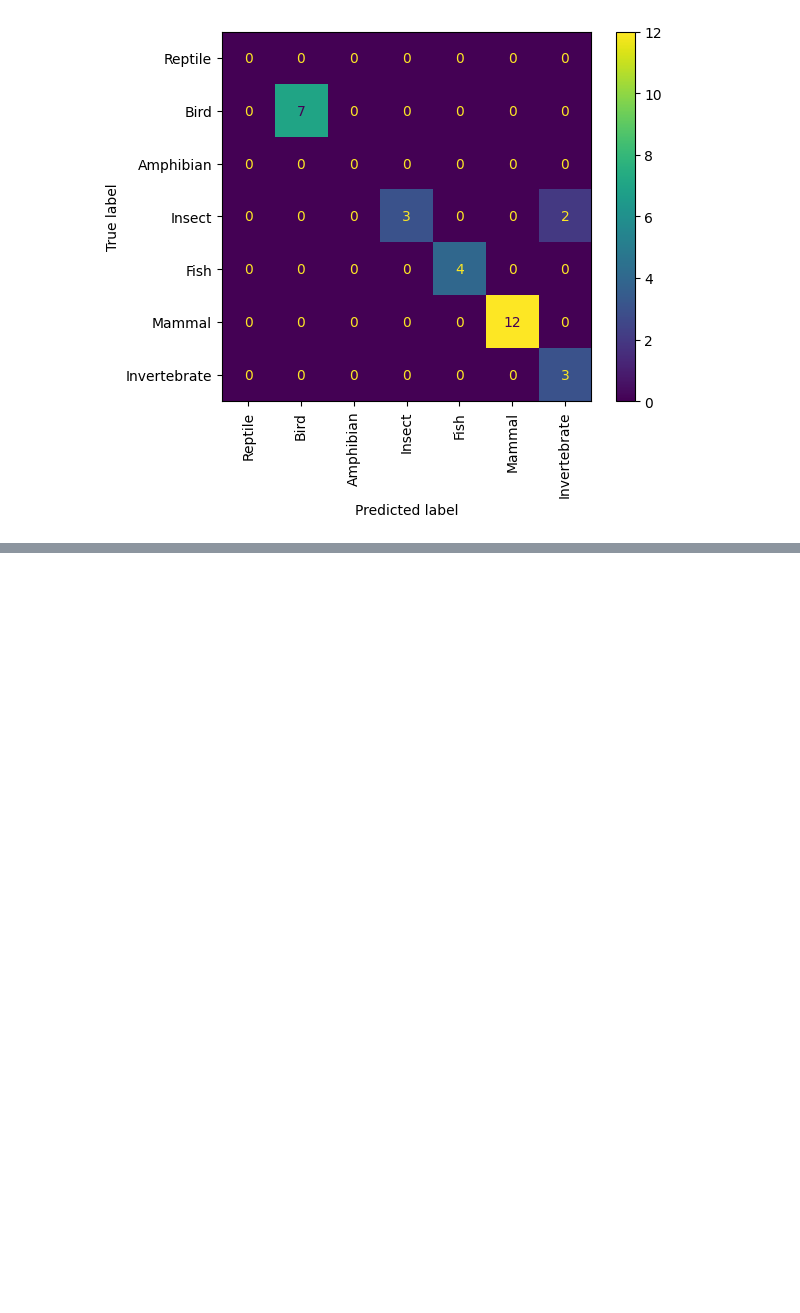
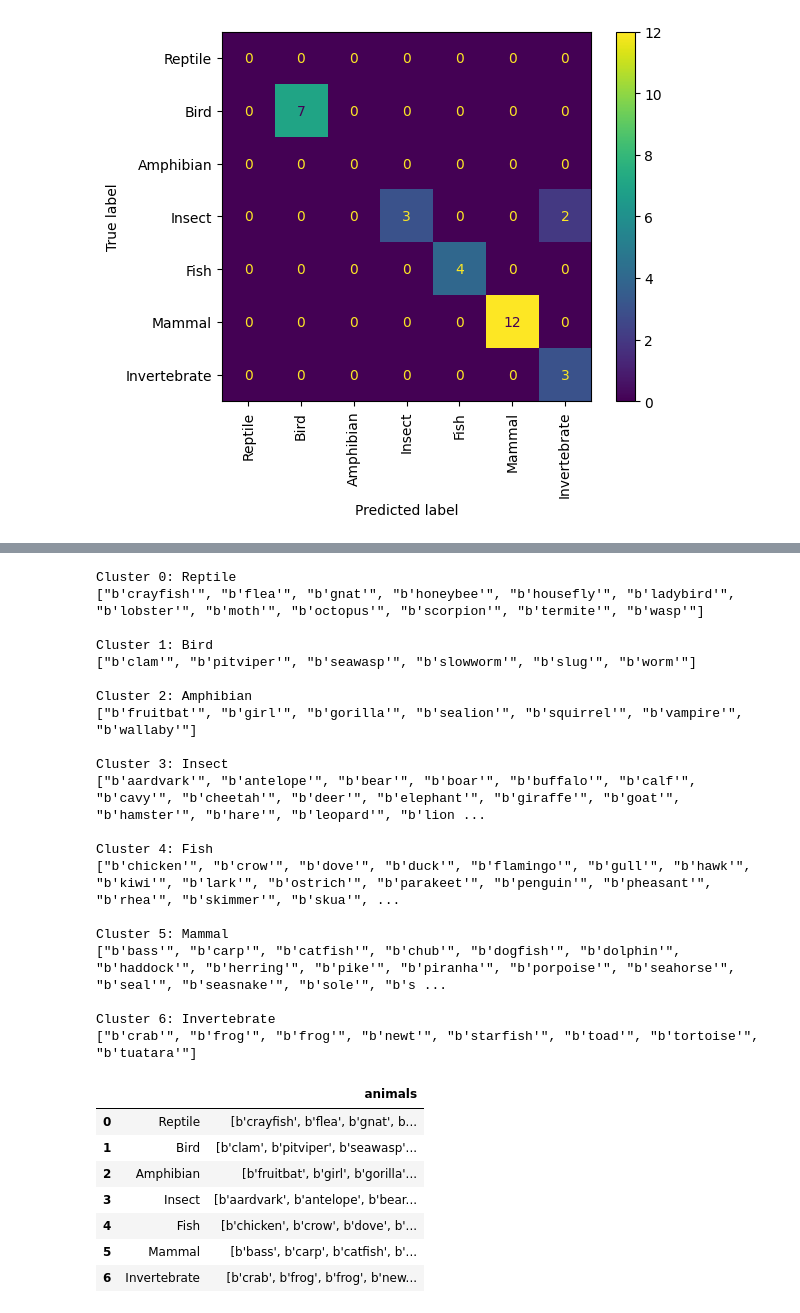
Before and after one commit to kbricker8/ece447-project, a Jupyter notebook: src/ece447-project.ipynb, the cells around one changed output, grey strips where cells are left out. Drawn from its saved outputs; the diff is of its cells as text; code cells hidden in the pictures; blank space fills up the shorter version.

```diff
--- a/src/decision_tree.ipynb
+++ b/src/ece447-project.ipynb
@@ -142,0 +169,2 @@ weighted avg       0.96      0.94      0.94        31
+# %%
+df_cleaned = df.drop(["animal", "type"], axis=1)
@@ -142,0 +199,42 @@ weighted avg       0.96      0.94      0.94        31
+# %%
+clusters = [[], [], [], [], [], [], []] # array of 7 arrays for our 7 types
+names = df["animal"]
+
+for idx in range(len(labels)):
+    clusters[labels[idx]].append(names[idx])
+
+for ct in range(7):
+    print(f'\nCluster {ct}:')
+    print(clusters[ct])
+    # for i in range(len(clusters[ct])): print(clusters[ct][i])
+pd.DataFrame({'':target_names,
+              'animals':clusters})
+# %% [output]
+Cluster 0: Reptile
+["b'crayfish'", "b'flea'", "b'gnat'", "b'honeybee'", "b'housefly'", "b'ladybird'", "b'lobster'", "b'moth'", "b'octopus'", "b'scorpion'", "b'termite'", "b'wasp'"]
+
+Cluster 1: Bird
+["b'clam'", "b'pitviper'", "b'seawasp'", "b'slowworm'", "b'slug'", "b'worm'"]
+
+Cluster 2: Amphibian
+["b'fruitbat'", "b'girl'", "b'gorilla'", "b'sealion'", "b'squirrel'", "b'vampire'", "b'wallaby'"]
+
+Cluster 3: Insect
+["b'aardvark'", "b'antelope'", "b'bear'", "b'boar'", "b'buffalo'", "b'calf'", "b'cavy'", "b'cheetah'", "b'deer'", "b'elephant'", "b'giraffe'", "b'goat'", "b'hamster'", "b'hare'", "b'leopard'", "b'lion ...
+
+Cluster 4: Fish
+["b'chicken'", "b'crow'", "b'dove'", "b'duck'", "b'flamingo'", "b'gull'", "b'hawk'", "b'kiwi'", "b'lark'", "b'ostrich'", "b'parakeet'", "b'penguin'", "b'pheasant'", "b'rhea'", "b'skimmer'", "b'skua'", ...
+
+Cluster 5: Mammal
+["b'bass'", "b'carp'", "b'catfish'", "b'chub'", "b'dogfish'", "b'dolphin'", "b'haddock'", "b'herring'", "b'pike'", "b'piranha'", "b'porpoise'", "b'seahorse'", "b'seal'", "b'seasnake'", "b'sole'", "b's ...
+
+Cluster 6: Invertebrate
+["b'crab'", "b'frog'", "b'frog'", "b'newt'", "b'starfish'", "b'toad'", "b'tortoise'", "b'tuatara'"]
+|  |  | animals |
+| 0 | Reptile | [b'crayfish', b'flea', b'gnat', b... |
+| 1 | Bird | [b'clam', b'pitviper', b'seawasp'... |
+| 2 | Amphibian | [b'fruitbat', b'girl', b'gorilla'... |
+| 3 | Insect | [b'aardvark', b'antelope', b'bear... |
+| 4 | Fish | [b'chicken', b'crow', b'dove', b'... |
+| 5 | Mammal | [b'bass', b'carp', b'catfish', b'... |
+| 6 | Invertebrate | [b'crab', b'frog', b'frog', b'new... |
```
Also changed, not shown: parts of 9 cells of this notebook.
